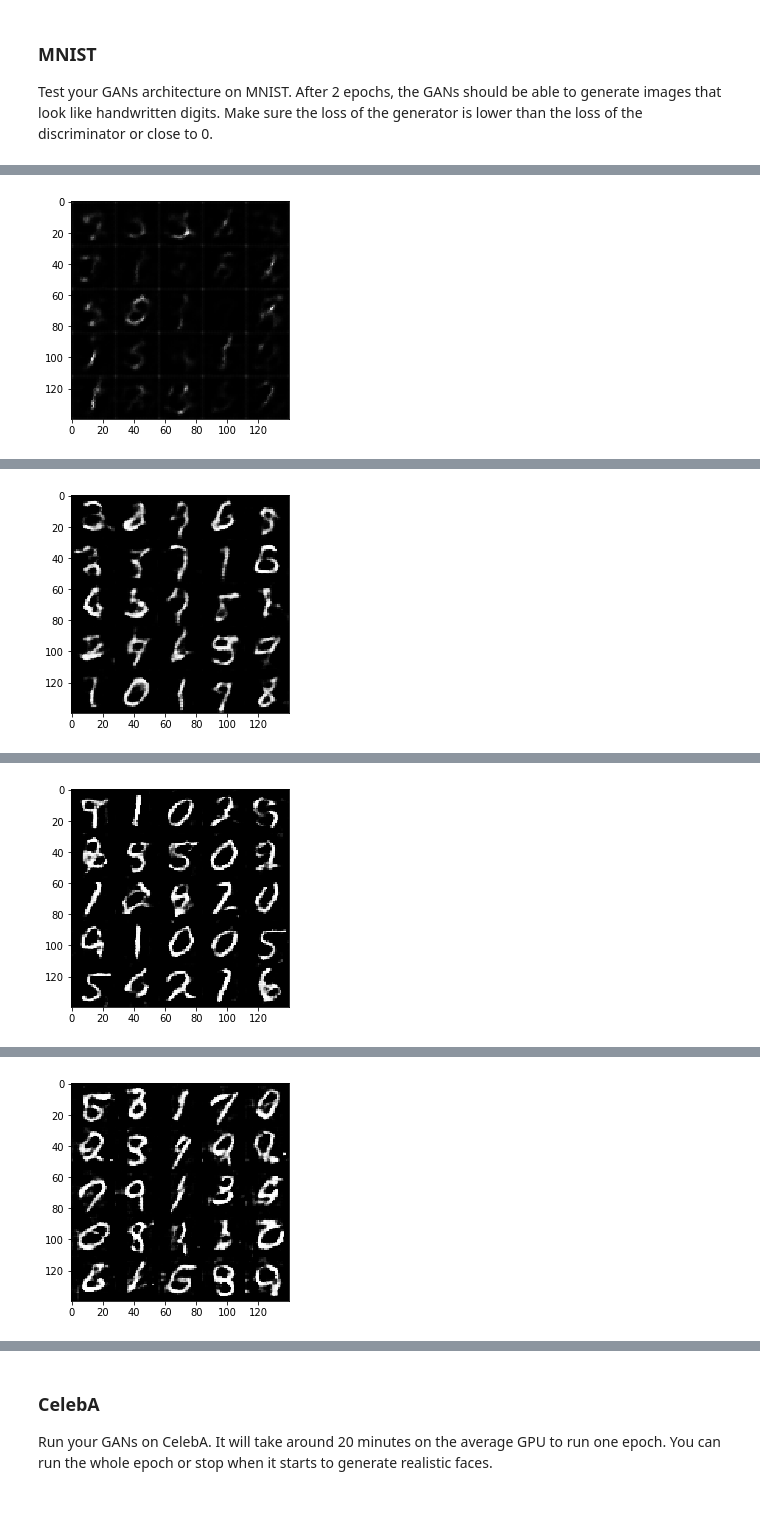
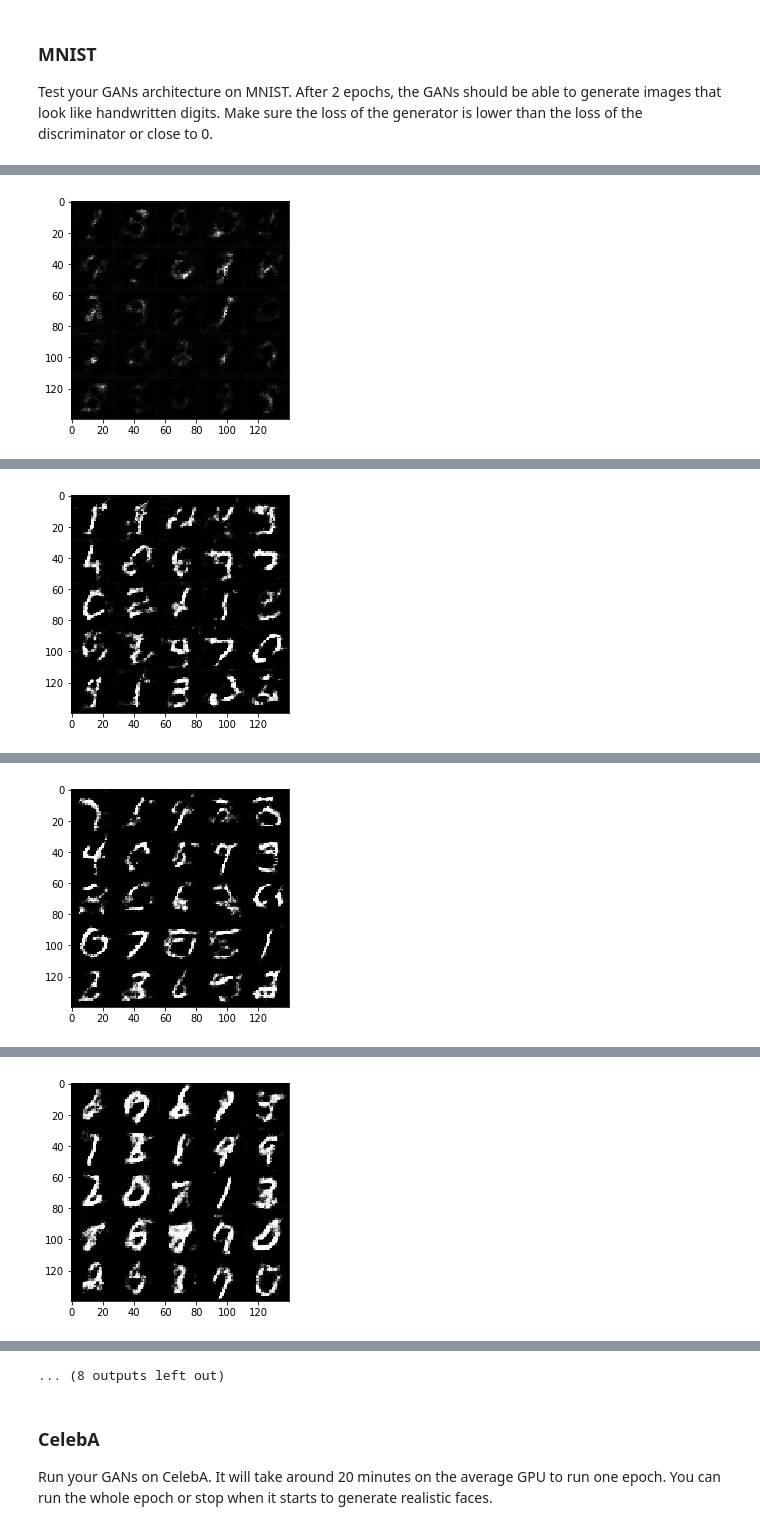
Before and after one commit to fengchongwang/deep-learning, a Jupyter notebook: face_generation/dlnd_face_generation.ipynb, the cells around one changed output, grey strips where cells are left out. Drawn from its saved outputs; the diff is of its cells as text; code cells hidden in the pictures.

```diff
--- a/face_generation/dlnd_face_generation.ipynb
+++ b/face_generation/dlnd_face_generation.ipynb
@@ -139,21 +139,26 @@ def discriminator(images, reuse=False, alpha=0.01):
     """
     with tf.variable_scope('discriminator', reuse=reuse):
 
-        conv = tf.layers.conv2d(images, 8, 1, 1, 'SAME')
-        conv = tf.layers.conv2d(images, 128, 3, 2, 'SAME', kernel_regularizer=tf.contrib.layers.l2_regularizer(scale=0.01),kernel_initializer=tf.contrib.layers.xavier_initializer_conv2d())
+#         conv = tf.layers.conv2d(images, 8, 1, 1, 'SAME')
+        conv = tf.layers.conv2d(images, 16, 3, 2, 'SAME', kernel_regularizer=tf.contrib.layers.l2_regularizer(scale=0.01),kernel_initializer=tf.contrib.layers.xavier_initializer_conv2d())
         conv = tf.layers.batch_normalization(conv, training=True)
-        conv = tf.nn.relu(features=conv)
+        conv = tf.nn.leaky_relu(alpha=0.2, features=conv)
 
-        conv = tf.layers.conv2d(conv, 64, 5, 2, 'SAME', kernel_regularizer=tf.contrib.layers.l2_regularizer(scale=0.01),kernel_initializer=tf.contrib.layers.xavier_initializer_conv2d())
+        conv = tf.layers.conv2d(conv, 32, 5, 2, 'SAME', kernel_regularizer=tf.contrib.layers.l2_regularizer(scale=0.01),kernel_initializer=tf.contrib.layers.xavier_initializer_conv2d())
         conv = tf.layers.batch_normalization(conv, training=True)
-        conv = tf.nn.relu(features=conv)
+        conv = tf.nn.leaky_relu(alpha=0.2, features=conv)
 
-        conv = tf.layers.conv2d(conv, 32, 3, 2, 'SAME', kernel_regularizer=tf.contrib.layers.l2_regularizer(scale=0.01),kernel_initializer=tf.contrib.layers.xavier_initializer_conv2d())
+        conv = tf.layers.conv2d(conv, 64, 3, 2, 'SAME', kernel_regularizer=tf.contrib.layers.l2_regularizer(scale=0.01),kernel_initializer=tf.contrib.layers.xavier_initializer_conv2d())
         conv = tf.layers.batch_normalization(conv, training=True)
-        conv = tf.nn.relu(features=conv)
+        conv = tf.nn.leaky_relu(alpha=0.2, features=conv)
 
-        flat   = tf.reshape(conv, (-1, 4*4*32))
+        conv = tf.layers.conv2d(conv, 128, 3, 2, 'SAME', kernel_regularizer=tf.contrib.layers.l2_regularizer(scale=0.01),kernel_initializer=tf.contrib.layers.xavier_initializer_conv2d())
+        conv = tf.layers.batch_normalization(conv, training=True)
+        conv = tf.nn.leaky_relu(alpha=0.2, features=conv)
+
+        flat   = tf.reshape(conv, (-1, 4*4*128))
         logits = tf.layers.dense(flat, 1)
+        logits = tf.layers.dropout(inputs=logits, rate=0.5)
         output = tf.sigmoid(logits)
     return output, logits
 
@@ -219,8 +235,9 @@ def model_loss(input_real, input_z, out_channel_dim, alpha=0.9):
     d_model_fake, d_logits_fake = discriminator(g_model, reuse=True)
 
     # Calculate the Losses for it real, fake & generated models
-    d_loss_real = tf.reduce_mean(
-        tf.nn.sigmoid_cross_entropy_with_logits(logits=d_logits_real, labels=tf.ones_like(d_model_real)))
+    # Label smoothing for discriminator is according to https://github.com/soumith/ganhacks
+    d_loss_real = tf.reduce_mean( tf.nn.sigmoid_cross_entropy_with_logits(
+        logits=d_logits_real, labels=tf.random_uniform(tf.shape(d_model_real), minval=0.7, maxval=1.2)))
     d_loss_fake = tf.reduce_mean(tf.nn.sigmoid_cross_entropy_with_logits(
         logits=d_logits_fake, labels=tf.zeros_like(d_model_fake)))
     g_loss = tf.reduce_mean(tf.nn.sigmoid_cross_entropy_with_logits(
@@ -308,6 +325,7 @@ Implement `train` to build and train the GANs.  Use the following functions you
 Use the `show_generator_output` to show `generator` output while you train. Running `show_generator_output` for every batch will drastically increase training time and increase the size of the notebook.  It's recommended to print the `generator` output every 100 batches.
 # %%
 def train(epoch_count, batch_size, z_dim, learning_rate, beta1, get_batches, data_shape, data_image_mode):
+
     """
     Train the GAN
     :param epoch_count: Number of epochs
@@ -319,6 +337,8 @@ def train(epoch_count, batch_size, z_dim, learning_rate, beta1, get_batches, dat
     :param data_shape: Shape of the data
     :param data_image_mode: The image mode to use for images ("RGB" or "L")
     """
+
+
     input_real, input_z, lr = model_inputs(data_shape[1], data_shape[2], data_shape[3], z_dim)
 
     d_loss, g_loss = model_loss(input_real, input_z, data_shape[3])
@@ -334,14 +354,13 @@ def train(epoch_count, batch_size, z_dim, learning_rate, beta1, get_batches, dat
                 steps +=1
                 batch_images = batch_images * 2
                 batch_z = np.random.uniform(-1, 1, size=(batch_size, z_dim))
-                # Run optimizers
                 _ = sess.run(d_opt, feed_dict={input_real: batch_images, input_z: batch_z, lr: learning_rate})
                 _ = sess.run(g_opt, feed_dict={input_real: batch_images, input_z: batch_z, lr: learning_rate})
-
+                _ = sess.run(d_opt, feed_dict={input_real: batch_images, input_z: batch_z, lr: learning_rate})
+                _ = sess.run(g_opt, feed_dict={input_real: batch_images, input_z: batch_z, lr: learning_rate})
                 if steps % 10 == 0:
                     train_loss_d = d_loss.eval({input_real: batch_images, input_z: batch_z})
                     train_loss_g = g_loss.eval({input_z: batch_z})
-
                     print("Epoch {}/{}...".format(epoch_i+1, epochs),
                           "Batch {}...".format(steps),
                           "Discriminator Loss: {:.4f}...".format(train_loss_d),
@@ -349,14 +368,15 @@ def train(epoch_count, batch_size, z_dim, learning_rate, beta1, get_batches, dat
 
                 if steps % 100 == 0:
                     show_generator_output(sess, show_n_images, input_z, data_shape[3], data_image_mode)
+            show_generator_output(sess, 25, input_z, data_shape[3], data_image_mode)
 # %% [markdown]
 ### MNIST
 Test your GANs architecture on MNIST.  After 2 epochs, the GANs should be able to generate images that look like handwritten digits.  Make sure the loss of the generator is lower than the loss of the discriminator or close to 0.
 # %%
-batch_size = 256
-z_dim = 10
-learning_rate = 0.006
-beta1 = 0.4
+batch_size = 128
+z_dim = 70
+learning_rate = 0.001
+beta1 = 0.5
 
 
 """
@@ -382 +402 @@ Epoch 1/2... Batch 100... Discriminator Loss: 1.0987... Generator Loss: 1.0200
-[figure, old version]
+[figure, new version]
@@ -393 +413 @@ Epoch 1/2... Batch 200... Discriminator Loss: 1.3222... Generator Loss: 0.6572
-[figure, old version]
+[figure, new version]
@@ -407 +424 @@ Epoch 2/2... Batch 100... Discriminator Loss: 1.0475... Generator Loss: 1.3928
-[figure, old version]
+[figure, new version]
@@ -418 +435 @@ Epoch 2/2... Batch 200... Discriminator Loss: 1.1666... Generator Loss: 0.7828
-[figure, old version]
+[figure, new version]
@@ -422,3 +454,4 @@ Epoch 2/2... Batch 230... Discriminator Loss: 1.2276... Generator Loss: 0.7959
+... (8 outputs left out)
 # %% [markdown]
 ### CelebA
 Run your GANs on CelebA.  It will take around 20 minutes on the average GPU to run one epoch.  You can run the whole epoch or stop when it starts to generate realistic faces.
```
Also changed, not shown: parts of 3 cells of this notebook, 1 other file.
